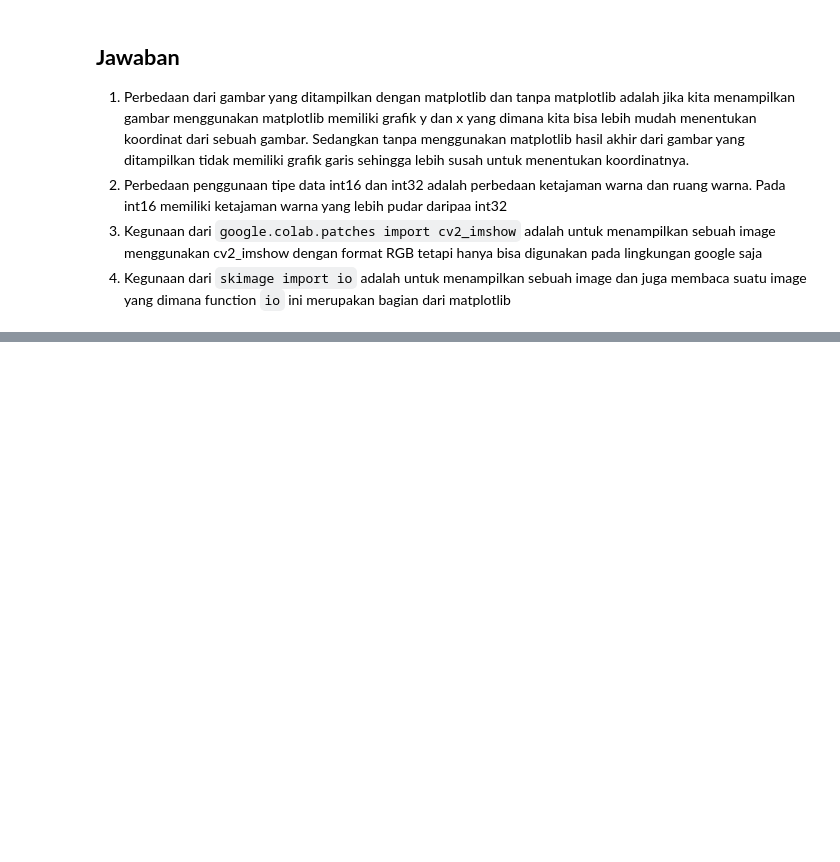
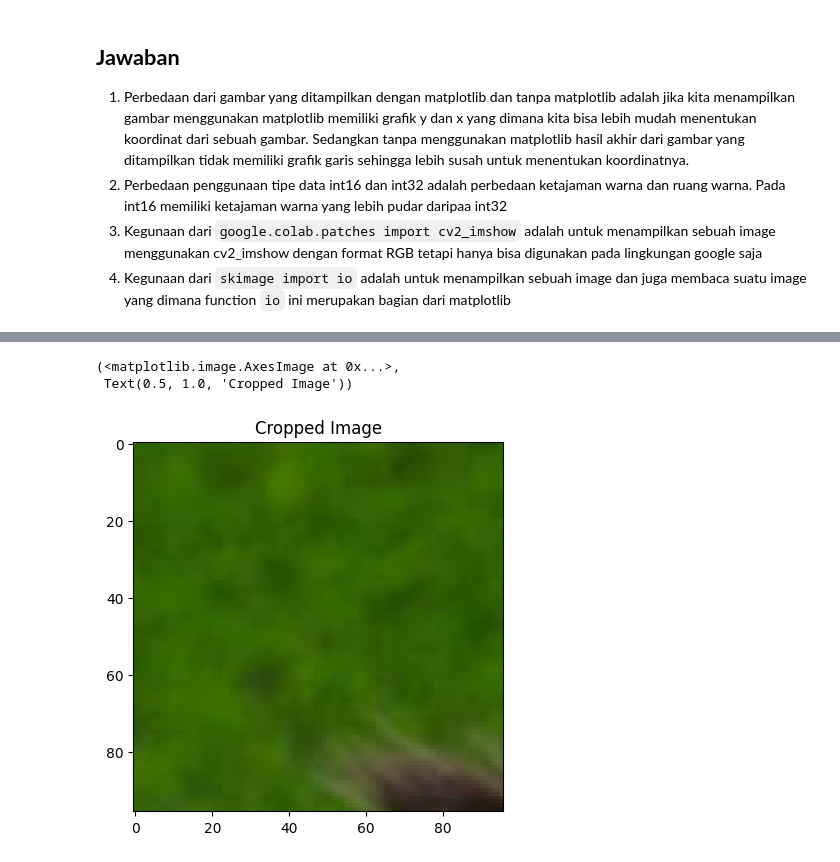
Before and after one commit to Gin-Arata/PCVK_13_Gaco-Razan-Kamil, a Jupyter notebook: Week2_PCVK.ipynb, the cells around one changed output, grey strips where cells are left out. Cells and saved outputs as stored; diff of their text form; code cells hidden in the pictures; blank space fills up the shorter version.

```diff
--- a/Week2_PCVK.ipynb
+++ b/Week2_PCVK.ipynb
@@ -163,0 +234,12 @@ from skimage import io
+# %%
+# @title 3. Menampilkan image baris ke 20-115 dan kolom 25-120
+
+# Memotong Gambar dengan baris 20-115 dan kolom 25-120
+cropped_img = img[20:116, 25:121]
+
+# Menampilkan cropped image
+plt.imshow(cv.cvtColor(cropped_img, cv.COLOR_BGR2RGB)), plt.title("Cropped Image")
+# %% [output]
+(<matplotlib.image.AxesImage at 0x...>,
+ Text(0.5, 1.0, 'Cropped Image'))
+[figure, added]
```
Also changed, not shown: parts of 9 cells of this notebook.
